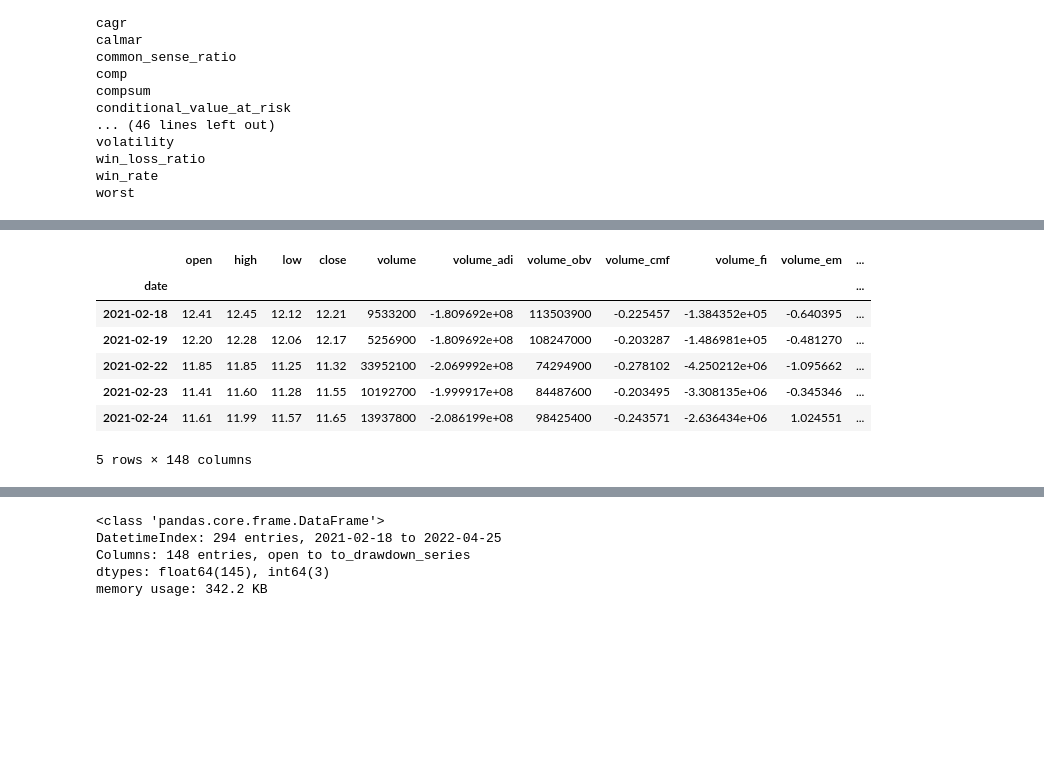
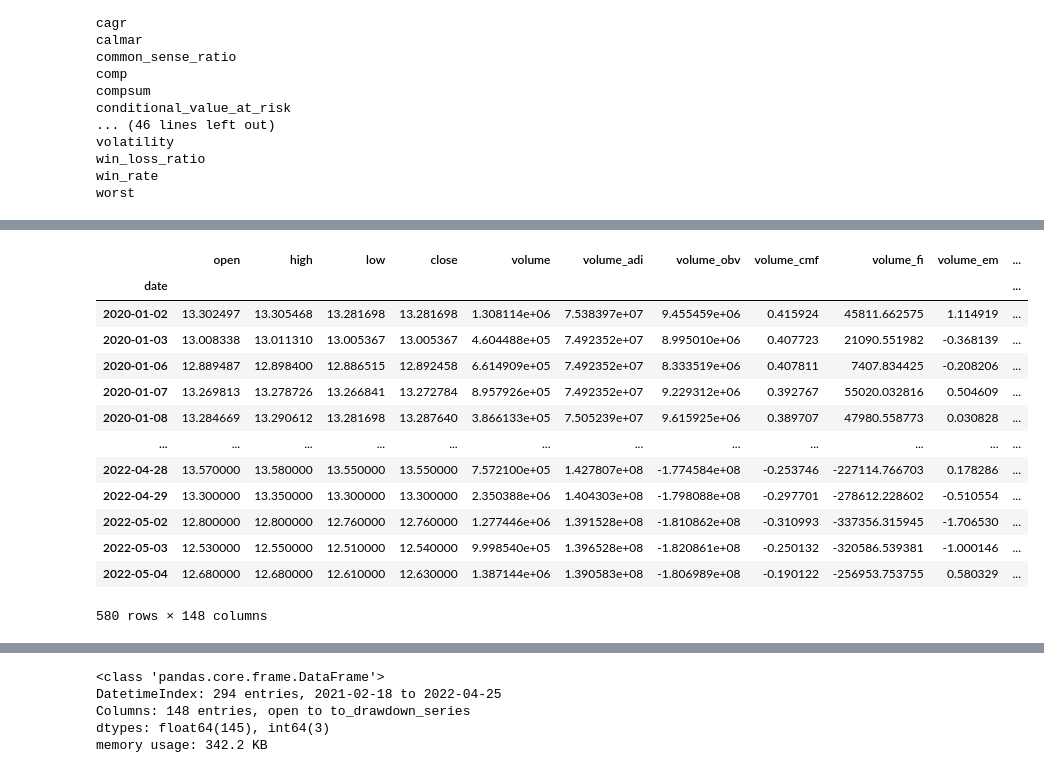
Before and after one commit to mso13/Mestrado_PPGI, a Jupyter notebook: src/tensortrade/1. TensorTrade and QuantStats (DataSet Development).ipynb, the cells around one changed output, grey strips where cells are left out. Saved outputs shown, nothing was run; the diff lists cells and outputs as text; code cells hidden in the pictures; blank space fills up the shorter version.

Commit message:
Melhoria no notebook de EDA e dados OHLCV do BD já ajustados

```diff
--- a/src/tensortrade/1. TensorTrade and QuantStats (DataSet Development).ipynb
+++ b/src/tensortrade/1. TensorTrade and QuantStats (DataSet Development).ipynb
@@ -15,6 +16,8 @@ qs.extend_pandas()
 # filter warnings
 import warnings
 warnings.filterwarnings('ignore')
+# %%
+source_yahoo: bool = False
 # %% [markdown]
 ### 0. Get Daily OHLCV from YFinance
 # %%
@@ -77,25 +68,30 @@ display(df_hourly.tail(10))
 # %% [markdown]
 ### 0. Get OHLCV hourly from QFLib
 # %%
-ticker = 'B3SA3'
+if not source_yahoo:
 
-# Get Adjusted 1-min bars
-df = pd.read_parquet(f'../../data/market/ohlcv_minute/{ticker}.parquet')
+    ticker = 'B3SA3'
 
-# Get close values
-df = df.close
+    # Get Adjusted 1-min bars
+    df = pd.read_parquet(f'../../data/market/ohlcv_minute/{ticker}.parquet')
 
-# Convert index
-df.index = df.index.tz_convert(None) - pd.Timedelta(hours=3)
+    # Get close values
+    #df = df.close
 
-# Filter Trading Hours (10h - 17h)
-hours = df.index.hour
-df = df.iloc[(hours >= 10) & (hours < 17)]
+    # Convert index
+    df.index = df.index.tz_convert(None) - pd.Timedelta(hours=3)
 
-df.rename(columns={f'{ticker}': 'Close'}, inplace=True)
+    # Filter Trading Hours (10h - 17h)
+    hours = df.index.hour
+    df = df.iloc[(hours >= 10) & (hours < 17)]
 
-# Resample 5-min
-df_5min = df.groupby(pd.Grouper(freq='5min')).first().dropna()
+    # Resample 5-min
+    df_5min = df.groupby(pd.Grouper(freq='5min')).first().dropna()
 
-# Resample daily
-df_daily = df.resample('D').last().dropna()
+    # Resample daily
+    df_daily = df.resample('D').last().dropna()
+    df_daily.columns = df_daily.columns.droplevel(1)
+    df_daily.index = df_daily.index.rename('Date')
+    df_daily = df_daily.drop(columns=['qty'])
+    df_daily = df_daily.rename(columns={'open': 'Open', 'high': 'High', 'low': 'Low', 'close': 'Close', 'volume': 'Volume'})
+    df_daily
@@ -187,7 +198,7 @@ def generate_features(data):
 #     for strategy in strategies:
 #         df.ta.study(strategy)
 
-    df = df.set_index('Date')
+    # df = df.set_index('Date')
 
     # Generate all default indicators from ta library
     ta_lib.add_all_ta_features(data,
@@ -198,7 +209,7 @@ def generate_features(data):
                             'Volume',
                             fillna=True)
 
-    data = data.set_index('Date')
+    # data = data.set_index('Date')
 
     # Custom indicators
     features = pd.DataFrame.from_dict({
@@ -312,11 +344,19 @@ worst
 # %%
-data_daily.head()
+# 2020 - Now
+data_daily = data_daily.loc['2020':]
+data_daily
 # %% [output]
 |  | open | high | low | close | volume | volume_adi | volume_obv | volume_cmf | volume_fi | volume_em | ... |
 | date |  |  |  |  |  |  |  |  |  |  | ... |
-| 2021-02-18 | 12.41 | 12.45 | 12.12 | 12.21 | 9533200 | -1.809692e+08 | 113503900 | -0.225457 | -1.384352e+05 | -0.640395 | ... |
-| 2021-02-19 | 12.20 | 12.28 | 12.06 | 12.17 | 5256900 | -1.809692e+08 | 108247000 | -0.203287 | -1.486981e+05 | -0.481270 | ... |
-| 2021-02-22 | 11.85 | 11.85 | 11.25 | 11.32 | 33952100 | -2.069992e+08 | 74294900 | -0.278102 | -4.250212e+06 | -1.095662 | ... |
-| 2021-02-23 | 11.41 | 11.60 | 11.28 | 11.55 | 10192700 | -1.999917e+08 | 84487600 | -0.203495 | -3.308135e+06 | -0.345346 | ... |
-| 2021-02-24 | 11.61 | 11.99 | 11.57 | 11.65 | 13937800 | -2.086199e+08 | 98425400 | -0.243571 | -2.636434e+06 | 1.024551 | ... |
+| 2020-01-02 | 13.302497 | 13.305468 | 13.281698 | 13.281698 | 1.308114e+06 | 7.538397e+07 | 9.455459e+06 | 0.415924 | 45811.662575 | 1.114919 | ... |
+| 2020-01-03 | 13.008338 | 13.011310 | 13.005367 | 13.005367 | 4.604488e+05 | 7.492352e+07 | 8.995010e+06 | 0.407723 | 21090.551982 | -0.368139 | ... |
+| 2020-01-06 | 12.889487 | 12.898400 | 12.886515 | 12.892458 | 6.614909e+05 | 7.492352e+07 | 8.333519e+06 | 0.407811 | 7407.834425 | -0.208206 | ... |
+| 2020-01-07 | 13.269813 | 13.278726 | 13.266841 | 13.272784 | 8.957926e+05 | 7.492352e+07 | 9.229312e+06 | 0.392767 | 55020.032816 | 0.504609 | ... |
+| 2020-01-08 | 13.284669 | 13.290612 | 13.281698 | 13.287640 | 3.866133e+05 | 7.505239e+07 | 9.615925e+06 | 0.389707 | 47980.558773 | 0.030828 | ... |
+| ... | ... | ... | ... | ... | ... | ... | ... | ... | ... | ... | ... |
+| 2022-04-28 | 13.570000 | 13.580000 | 13.550000 | 13.550000 | 7.572100e+05 | 1.427807e+08 | -1.774584e+08 | -0.253746 | -227114.766703 | 0.178286 | ... |
+| 2022-04-29 | 13.300000 | 13.350000 | 13.300000 | 13.300000 | 2.350388e+06 | 1.404303e+08 | -1.798088e+08 | -0.297701 | -278612.228602 | -0.510554 | ... |
+| 2022-05-02 | 12.800000 | 12.800000 | 12.760000 | 12.760000 | 1.277446e+06 | 1.391528e+08 | -1.810862e+08 | -0.310993 | -337356.315945 | -1.706530 | ... |
+| 2022-05-03 | 12.530000 | 12.550000 | 12.510000 | 12.540000 | 9.998540e+05 | 1.396528e+08 | -1.820861e+08 | -0.250132 | -320586.539381 | -1.000146 | ... |
+| 2022-05-04 | 12.680000 | 12.680000 | 12.610000 | 12.630000 | 1.387144e+06 | 1.390583e+08 | -1.806989e+08 | -0.190122 | -256953.753755 | 0.580329 | ... |
-5 rows × 148 columns
+580 rows × 148 columns
```
Also changed, not shown: parts of 7 cells of this notebook, 13 other files.
